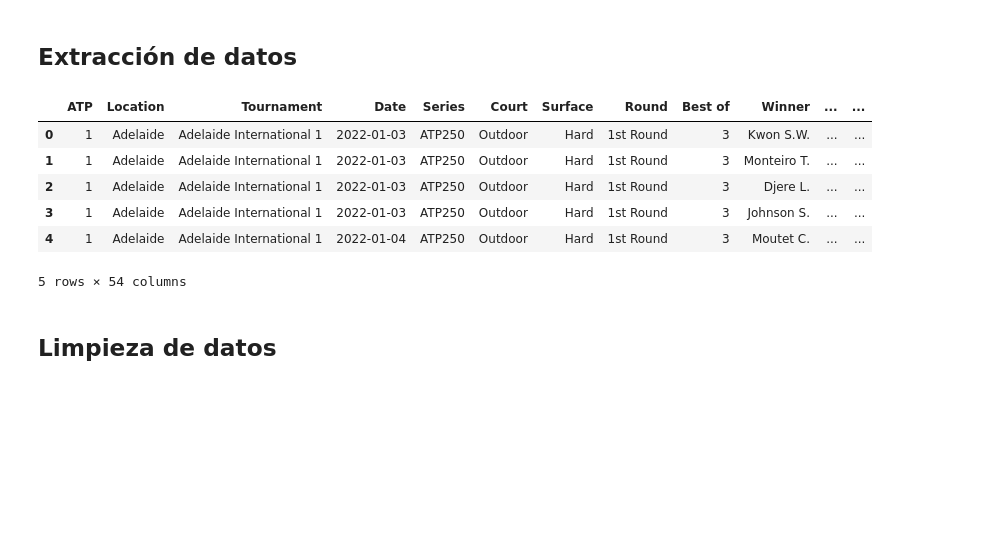
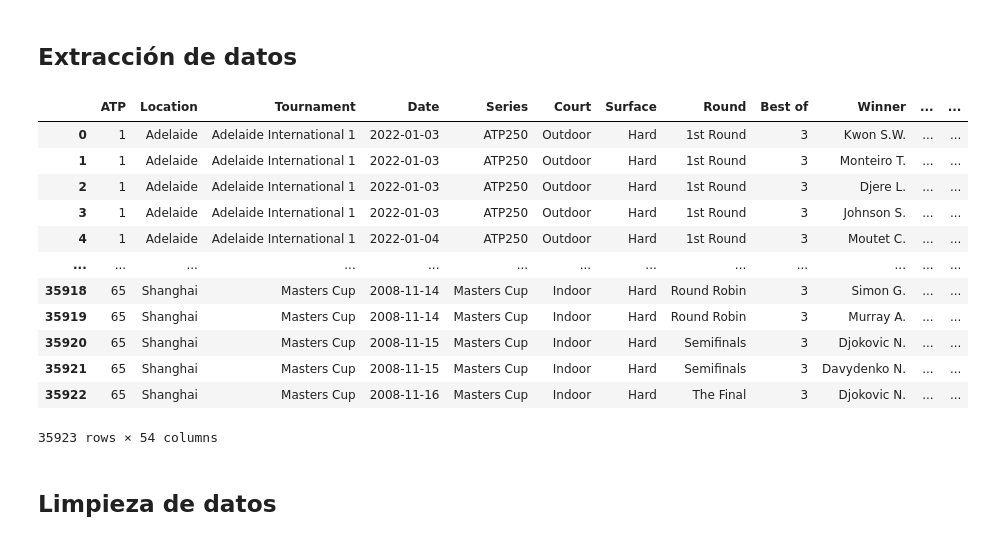
Before and after one commit to legabrielo/Tennis, a Jupyter notebook: tennis.ipynb, the cells around one changed output. Cells and saved outputs as stored; diff of their text form; code cells hidden in the pictures; blank space fills up the shorter version.

```diff
--- a/tennis.ipynb
+++ b/tennis.ipynb
@@ -25,16 +25,22 @@ import plotly.express as px
 # %%
 # Leemos el archivo
 
 df = pd.read_csv(r'C:\Users\Gabriel Castillo\Desktop\Cosas Gabriel\Tennis\tennis_data.csv', low_memory= False)
-df.head()
+df
 # %% [output]
 |  | ATP | Location | Tournament | Date | Series | Court | Surface | Round | Best of | Winner | ... | ... |
 | 0 | 1 | Adelaide | Adelaide International 1 | 2022-01-03 | ATP250 | Outdoor | Hard | 1st Round | 3 | Kwon S.W. | ... | ... |
 | 1 | 1 | Adelaide | Adelaide International 1 | 2022-01-03 | ATP250 | Outdoor | Hard | 1st Round | 3 | Monteiro T. | ... | ... |
 | 2 | 1 | Adelaide | Adelaide International 1 | 2022-01-03 | ATP250 | Outdoor | Hard | 1st Round | 3 | Djere L. | ... | ... |
 | 3 | 1 | Adelaide | Adelaide International 1 | 2022-01-03 | ATP250 | Outdoor | Hard | 1st Round | 3 | Johnson S. | ... | ... |
 | 4 | 1 | Adelaide | Adelaide International 1 | 2022-01-04 | ATP250 | Outdoor | Hard | 1st Round | 3 | Moutet C. | ... | ... |
+| ... | ... | ... | ... | ... | ... | ... | ... | ... | ... | ... | ... | ... |
+| 35918 | 65 | Shanghai | Masters Cup | 2008-11-14 | Masters Cup | Indoor | Hard | Round Robin | 3 | Simon G. | ... | ... |
+| 35919 | 65 | Shanghai | Masters Cup | 2008-11-14 | Masters Cup | Indoor | Hard | Round Robin | 3 | Murray A. | ... | ... |
+| 35920 | 65 | Shanghai | Masters Cup | 2008-11-15 | Masters Cup | Indoor | Hard | Semifinals | 3 | Djokovic N. | ... | ... |
+| 35921 | 65 | Shanghai | Masters Cup | 2008-11-15 | Masters Cup | Indoor | Hard | Semifinals | 3 | Davydenko N. | ... | ... |
+| 35922 | 65 | Shanghai | Masters Cup | 2008-11-16 | Masters Cup | Indoor | Hard | The Final | 3 | Djokovic N. | ... | ... |
-5 rows × 54 columns
+35923 rows × 54 columns
 # %% [markdown]
 ## Limpieza de datos
 # %%
```
Also changed, not shown: parts of 17 cells of this notebook.
